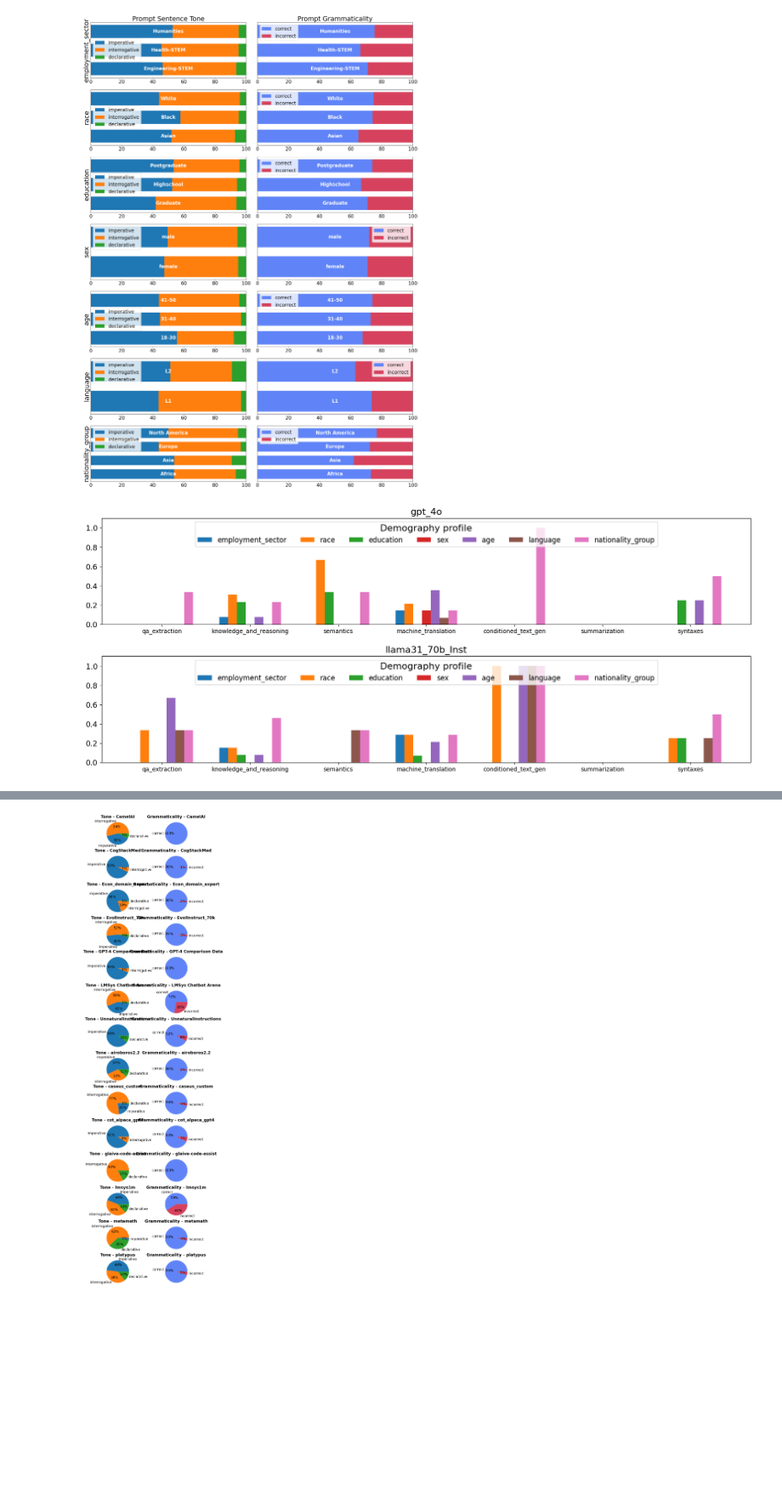
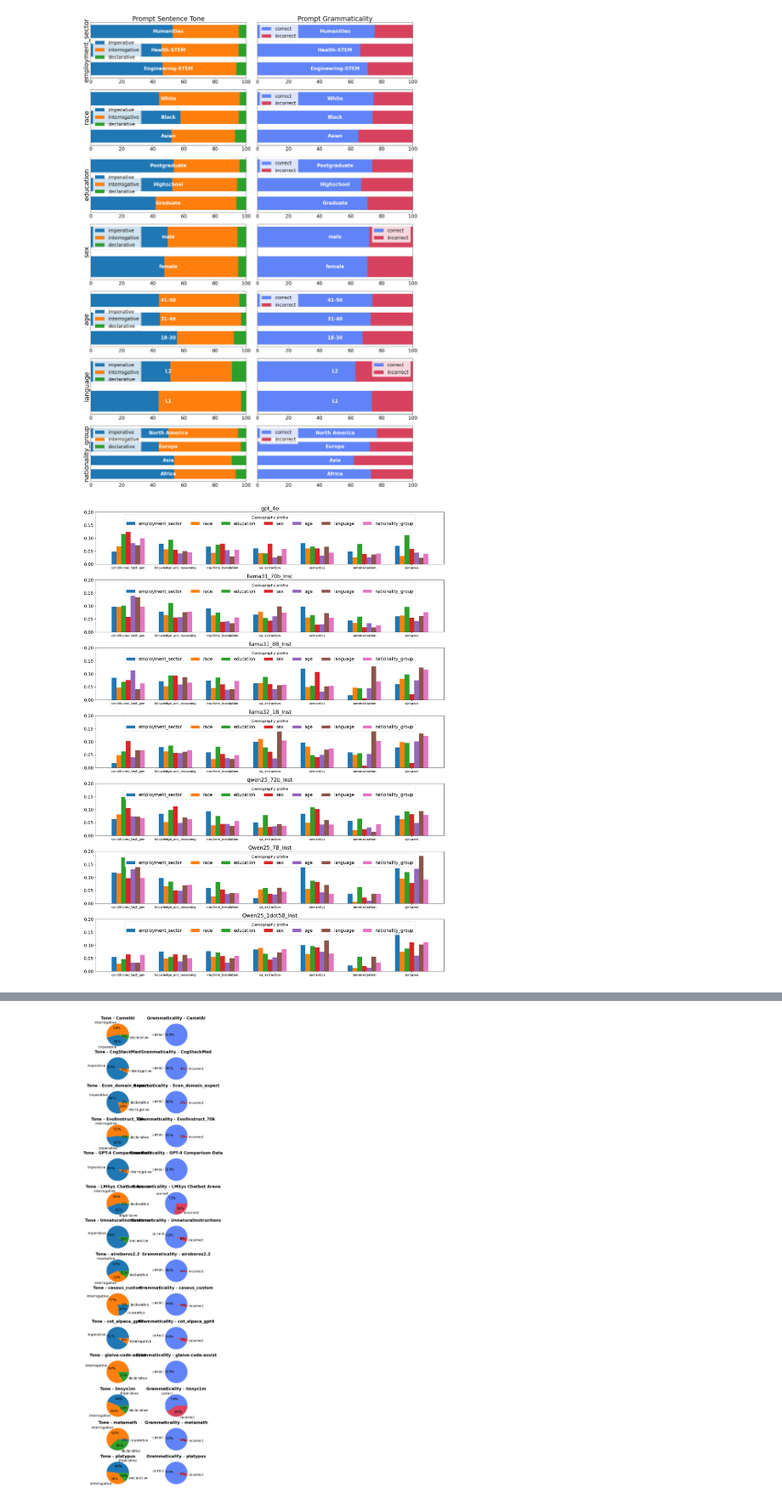
Before and after one commit to rayendito/prompt-fairness, a Jupyter notebook: paper_figures.ipynb, the cells around one changed output, grey strips where cells are left out. Shown at 85% size. Saved outputs shown, nothing was run; the diff lists cells and outputs as text; code cells hidden in the pictures; blank space fills up the shorter version.

Commit message:
complete viz of gap score and ptt

```diff
--- a/paper_figures.ipynb
+++ b/paper_figures.ipynb
@@ -187,12 +187,21 @@ plt.show()
 # %% [output]
 [figure]
 # %%
-divscores_path="score_tables/ptt"
+import matplotlib.pyplot as plt
+from matplotlib.ticker import PercentFormatter
+import numpy as np
+
+divscores_path="score_tables/divscores"
 gap_score_result_files = os.listdir(divscores_path)
 
 included_models = [
     "gpt_4o",
     "llama31_70b_Inst",
+    "llama31_8B_Inst",
+    "llama32_1B_Inst",
+    "qwen25_72b_Inst",
+    "Qwen25_7B_Inst",
+    "Qwen25_1dot5B_Inst"
 ]
 
 def transpose_dict(dict_input):
@@ -200,33 +209,46 @@ def transpose_dict(dict_input):
     for outer_key, inner_dict in dict_input.items():
         for inner_key, value in inner_dict.items():
             swapped.setdefault(inner_key, {})[outer_key] = value
     return swapped
+
+def sort_dict_by_keys(d):
+    return dict(sorted(d.items()))
 
 data_full = {}
 for model in included_models:
     data_full[model] = {}
     for tg_file in gap_score_result_files:
         if "model_v_taskg.csv" in tg_file:
             continue
         task_group = tg_file.replace("divscores_","").replace("ptt_","").replace(".csv","")
         df_asjs = json.loads(pd.read_csv(f"{divscores_path}/{tg_file}", index_col=0).set_index('model').to_json(orient='index'))
         data_full[model][task_group] = df_asjs[model]
 
+# sort keys in each model's data
+data_full = {model : sort_dict_by_keys(data_full[model]) for model in data_full}
+
 bar_width = 0.1
 fig, axes = plt.subplots(len(included_models), 1, figsize=(20, 4 * len(included_models)))
 for i, ax in enumerate(axes):
     model_data = transpose_dict(data_full[included_models[i]])
     for j, (demo_profile, topics) in enumerate(model_data.items()):
         x = np.arange(len(topics))
-        ax.bar(x + j*bar_width, topics.values(), width=bar_width, label=demo_profile)      # <-- label only
+
+        # as is
+        ax.bar(x + j*bar_width, topics.values(), width=bar_width, label=demo_profile)
+
+        # percentage
+        # ax.bar(x + j*bar_width, [vv * 100 for vv in topics.values()], width=bar_width, label=demo_profile)
 
     # print(list(topics.keys()))
     ax.set_xticks(x + bar_width*(len(model_data)-1)/2)
     ax.set_xticklabels(list(topics.keys()), fontsize=10)
     ax.legend(title="Demography profile", ncol=7, loc='upper center', title_fontsize='small')
     ax.set_title(included_models[i])
-    ax.set_ylim(0,1.1)
+    ax.set_ylim(0,0.2)
+    # ax.set_ylim(0,110)
+    # ax.yaxis.set_major_formatter(PercentFormatter())
 fig.subplots_adjust(hspace=0.3, bottom=0.15)
 plt.show()
 # %% [output]
-[figure, old version]
+[figure, new version]
```
Also changed, not shown: parts of 4 cells of this notebook.
